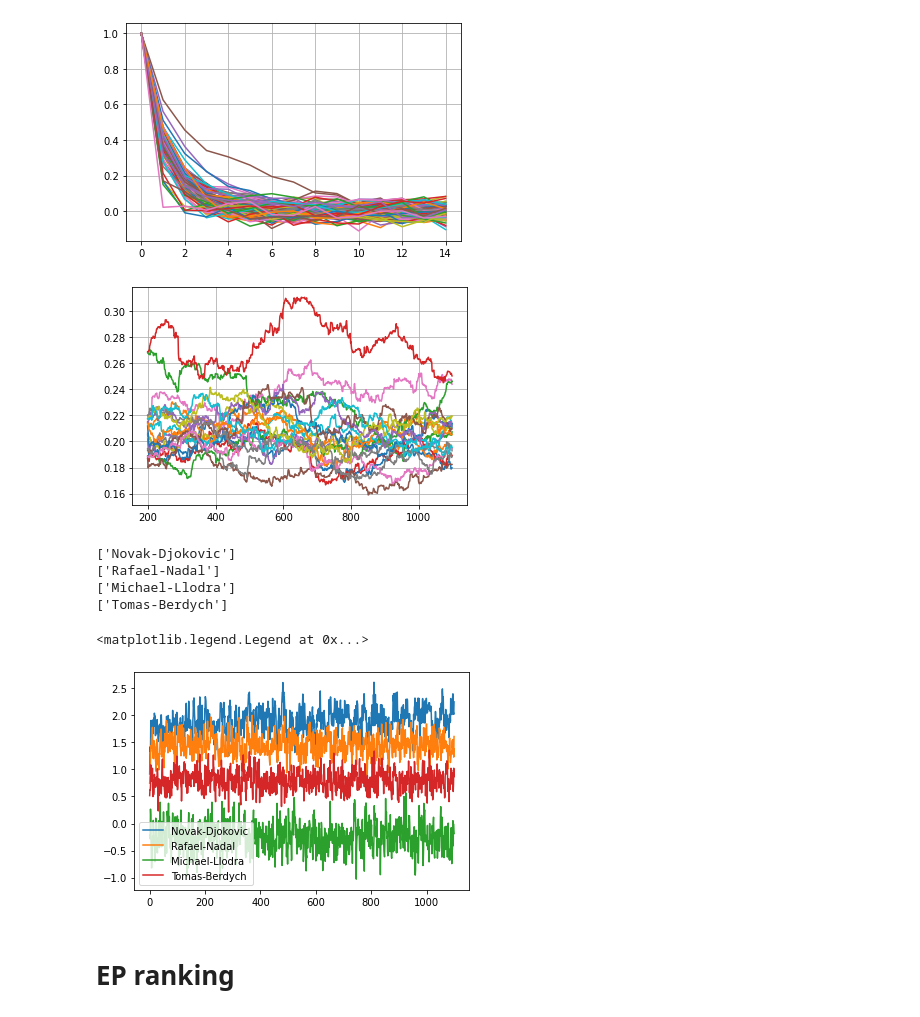
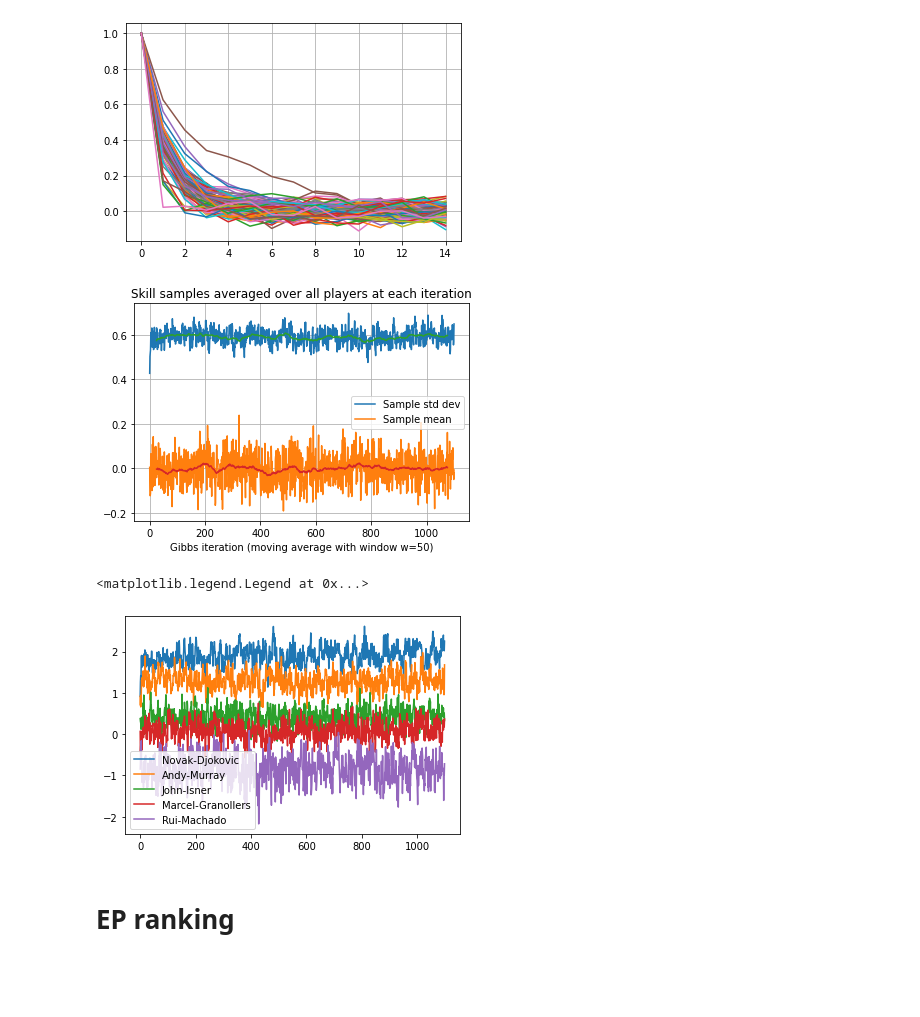
Before and after one commit to LozzaTray/4F10, a Jupyter notebook: C2/code/coursework2.ipynb, the cells around one changed output. Cells and saved outputs as stored; diff of their text form; code cells hidden in the pictures; blank space fills up the shorter version.

```diff
--- a/C2/code/coursework2.ipynb
+++ b/C2/code/coursework2.ipynb
@@ -60,36 +60,36 @@ for p in p_arr:
 plt.grid()
 # %% [output]
 [figure]
-# %%
-# Code for plotting the autocorrelation function for player p
-window=200
-num_players=20
-p_arr = np.array(range(0, num_players))
-
-for p in p_arr:
-    rolling=pandas.DataFrame(skill_samples[p,:]).rolling(window=window)
-    mean = rolling.mean()
-    std = rolling.std()
-    #plt.plot(mean)
-    plt.plot(std)
-#plt.legend(W[p_arr][:,0])
-plt.grid()
-# %% [output]
-[figure, removed]
+# %%
+window = 50
+num_points = 1200
+iteration_mean = np.mean(skill_samples, axis=0)
+iteration_std = np.std(skill_samples, axis=0)
+
+rolling_mean=pandas.DataFrame(iteration_mean).rolling(window=window, center=True)
+rolling_std=pandas.DataFrame(iteration_std).rolling(window=window, center=True)
+
+plt.title("Skill samples averaged over all players at each iteration")
+plt.plot(iteration_std[0 : num_points])
+plt.plot(iteration_mean[0: num_points])
+
+plt.plot(rolling_std.mean()[0 : num_points])
+plt.plot(rolling_mean.mean()[0 : num_points])
+plt.xlabel("Gibbs iteration (moving average with window w={})".format(window))
+plt.legend(["Sample std dev", "Sample mean"])
+plt.grid()
+# %% [output]
+[figure, added]
 # %%
-p_arr = [15, 0, 27, 33]
+top_four = [15, 0, 10, 4]
+p_arr = [15, 10, 20, 45, 74]
+num_points = 1200
 for p in p_arr:
-    name = W[p]
-    print(name)
-    plt.plot(skill_samples[p,:])
+    plt.plot(skill_samples[p,0:num_points])
 plt.legend(W[p_arr][:,0])
 # %% [output]
-['Novak-Djokovic']
-['Rafael-Nadal']
-['Michael-Llodra']
-['Tomas-Berdych']
+<matplotlib.legend.Legend at 0x...>
-<matplotlib.legend.Legend at 0x...>
-[figure, old version]
+[figure, new version]
 # %% [markdown]
 # EP ranking
 # %%
```
Also changed, not shown: parts of 3 cells of this notebook, 2 other files.
